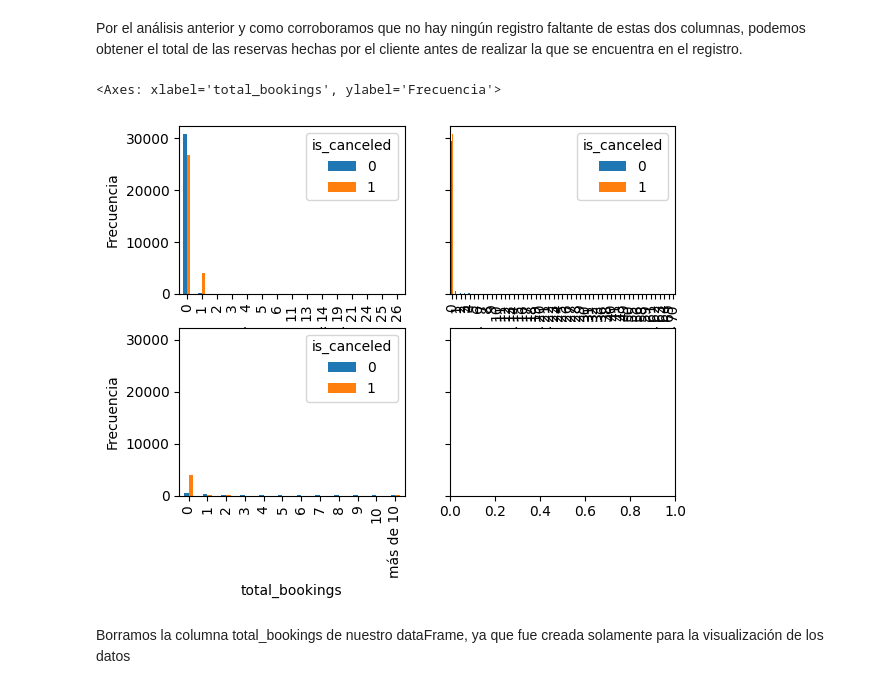
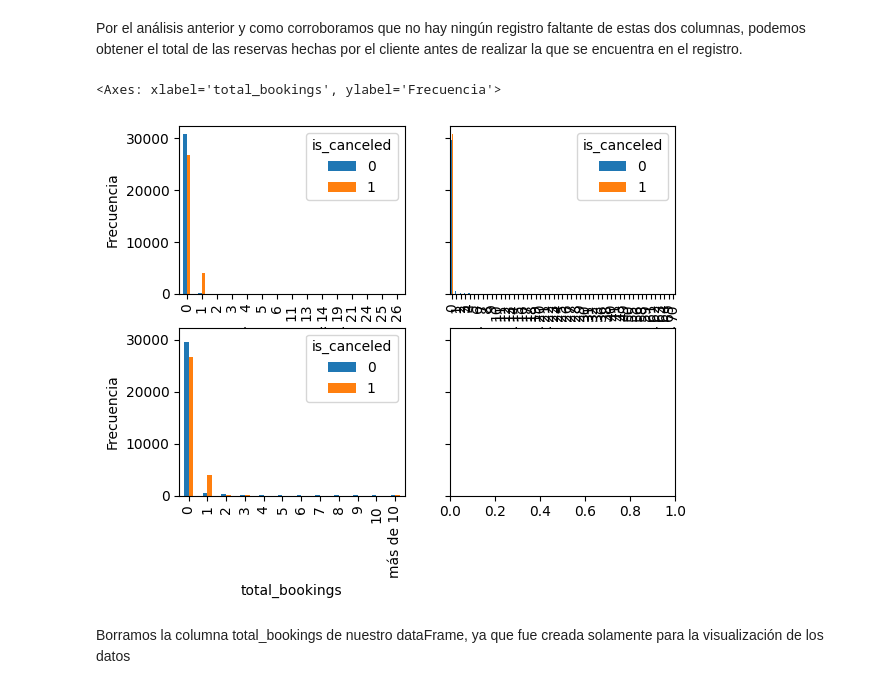
Before and after one commit to LuchoLorenzo1/7506R-1C2023-GRUPO19, a Jupyter notebook: 7506R_TP1_GRUPO19_CH1_ENTREGA.ipynb, the cells around one changed output. Drawn from its saved outputs; the diff is of its cells as text; code cells hidden in the pictures.

```diff
--- a/7506R_TP1_GRUPO19_CH1_ENTREGA.ipynb
+++ b/7506R_TP1_GRUPO19_CH1_ENTREGA.ipynb
@@ -434,14 +434,14 @@ Por el análisis anterior y como corroboramos que no hay ningún registro faltan
 # %%
 fig, axes = plt.subplots(nrows=2, ncols=2, sharey=True)
 
 pd.crosstab(df['previous_cancellations'], df['is_canceled']).plot(kind='bar', ylabel='Frecuencia', ax=axes[0][0])
 pd.crosstab(df['previous_bookings_not_canceled'], df['is_canceled']).plot(kind='bar', ylabel='Frecuencia',ax=axes[0][1])
 
-df['total_bookings'] = pd.cut(df["previous_cancellations"] + df["previous_bookings_not_canceled"], bins=[0,1,2,3,4,5,6,7,8,9,10,11,float('inf')], labels=['0','1','2','3','4','5','6','7','8','9','10','más de 10'])
+df['total_bookings'] = pd.cut(df["previous_cancellations"] + df["previous_bookings_not_canceled"], bins=[-1,0,1,2,3,4,5,6,7,8,9,10,float('inf')], labels=['0','1','2','3','4','5','6','7','8','9','10','más de 10'])
 pd.crosstab(df['total_bookings'], df['is_canceled']).plot(kind='bar', ylabel='Frecuencia',ax=axes[1][0])
 # %% [output]
 <Axes: xlabel='total_bookings', ylabel='Frecuencia'>
-[figure, old version]
+[figure, new version]
 # %% [markdown]
 Borramos la columna total_bookings de nuestro dataFrame, ya que fue creada solamente para la visualización de los datos
 # %%
```
Also changed, not shown: parts of 7 cells of this notebook.
